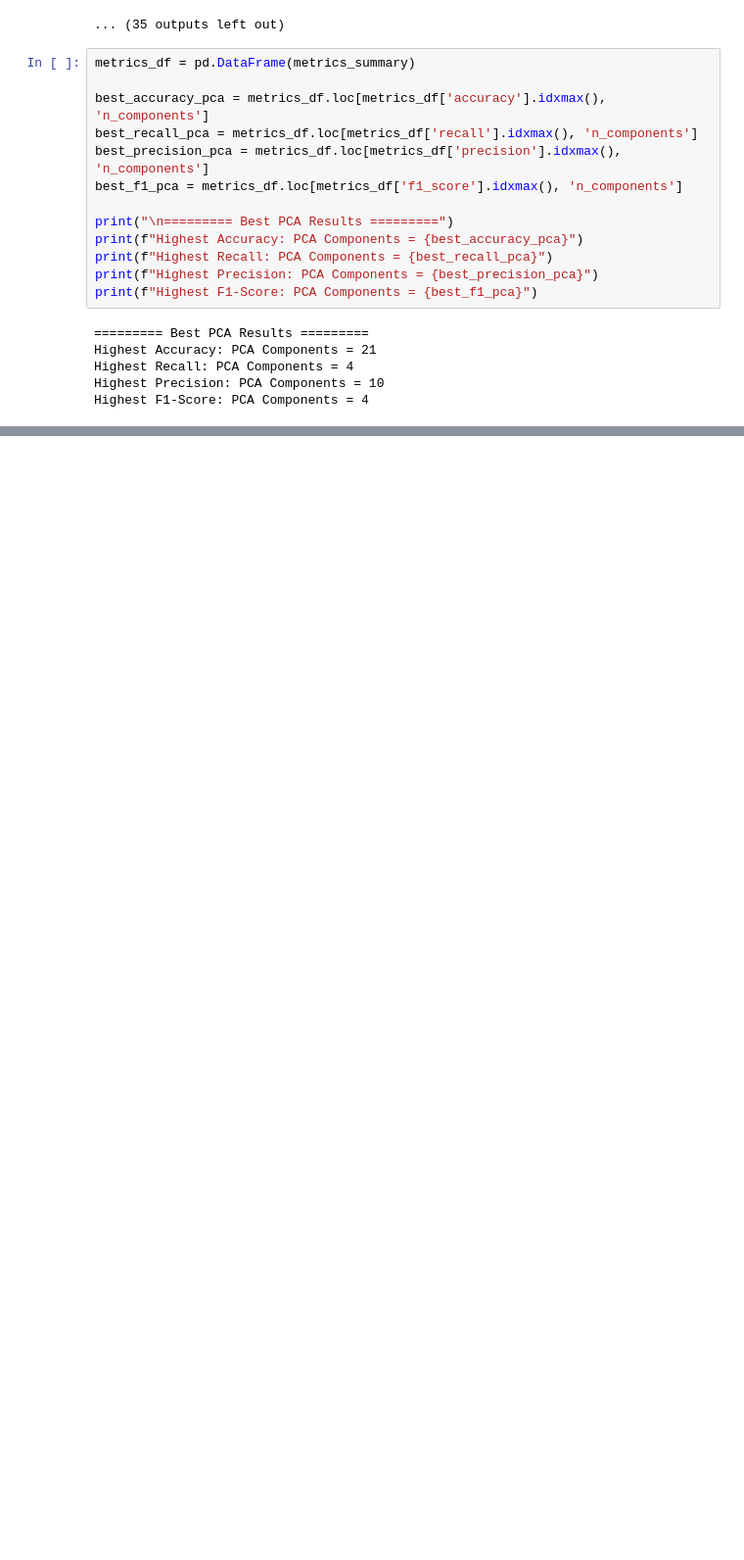
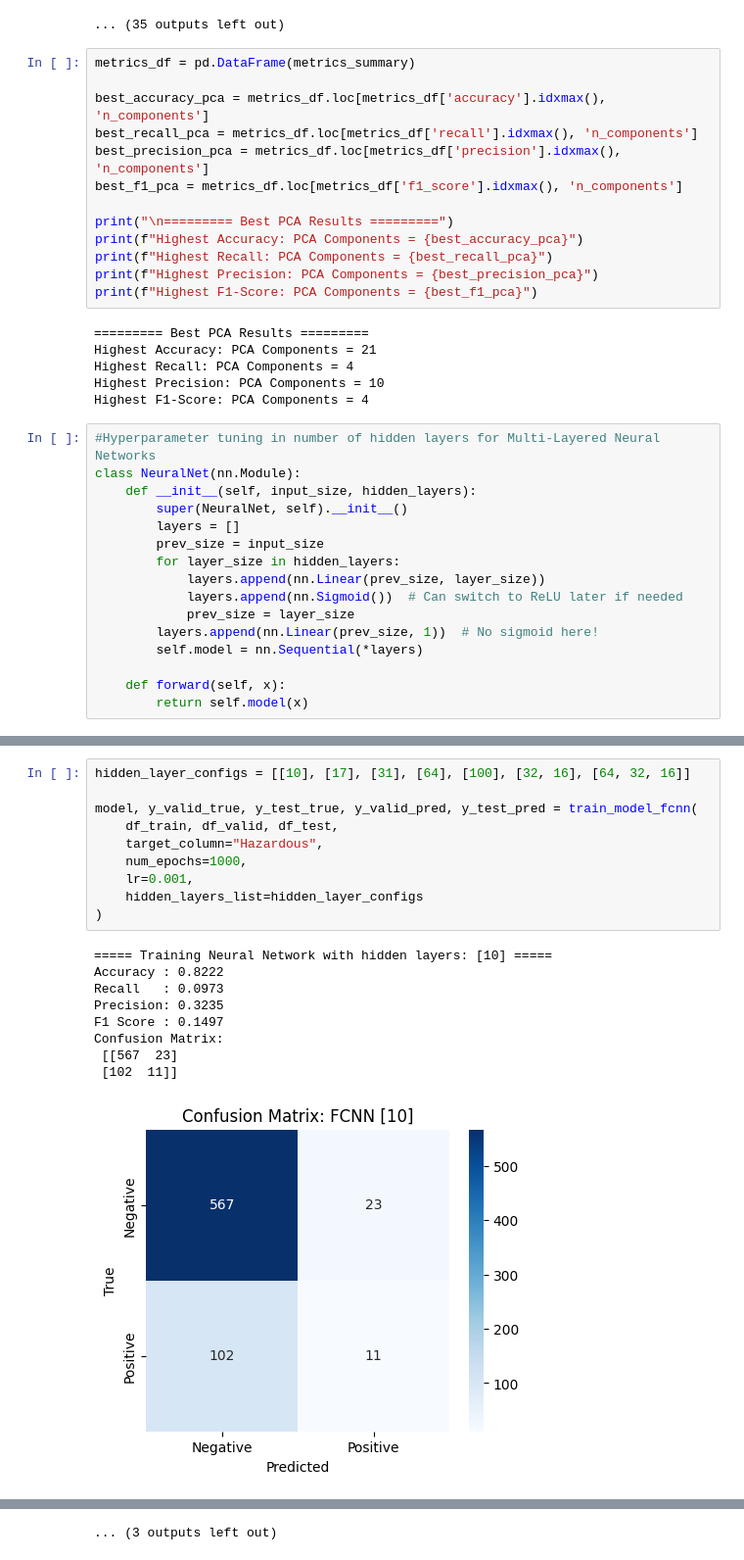
Before and after one commit to PriyanshuRao-code/AI-Lab-Project, a Jupyter notebook: team_24_analysis.ipynb, the cells around one changed output, grey strips where cells are left out. Shown at 98% size. Cells and saved outputs as stored; diff of their text form; blank space fills up the shorter version.

Commit message:
added hyperparameter tuning analysis with number of hidden layers for FCNN

```diff
--- a/team_24_analysis.ipynb
+++ b/team_24_analysis.ipynb
@@ -437,3 +437,19 @@ Highest Accuracy: PCA Components = 21
 Highest Recall: PCA Components = 4
 Highest Precision: PCA Components = 10
 Highest F1-Score: PCA Components = 4
+# %%
+#Hyperparameter tuning in number of hidden layers for Multi-Layered Neural Networks
+class NeuralNet(nn.Module):
+    def __init__(self, input_size, hidden_layers):
+        super(NeuralNet, self).__init__()
+        layers = []
+        prev_size = input_size
+        for layer_size in hidden_layers:
+            layers.append(nn.Linear(prev_size, layer_size))
+            layers.append(nn.Sigmoid())  # Can switch to ReLU later if needed
+            prev_size = layer_size
+        layers.append(nn.Linear(prev_size, 1))  # No sigmoid here!
+        self.model = nn.Sequential(*layers)
+
+    def forward(self, x):
+        return self.model(x)
@@ -439,0 +602,20 @@ Highest F1-Score: PCA Components = 4
+# %%
+hidden_layer_configs = [[10], [17], [31], [64], [100], [32, 16], [64, 32, 16]]
+
+model, y_valid_true, y_test_true, y_valid_pred, y_test_pred = train_model_fcnn(
+    df_train, df_valid, df_test,
+    target_column="Hazardous",
+    num_epochs=1000,
+    lr=0.001,
+    hidden_layers_list=hidden_layer_configs
+)
+# %% [output]
+===== Training Neural Network with hidden layers: [10] =====
+Accuracy : 0.8222
+Recall   : 0.0973
+Precision: 0.3235
+F1 Score : 0.1497
+Confusion Matrix:
+ [[567  23]
+ [102  11]]
+[figure, added]
@@ -439,0 +667 @@ Highest F1-Score: PCA Components = 4
+... (3 outputs left out)
```
Also changed, not shown: parts of 3 cells of this notebook.
